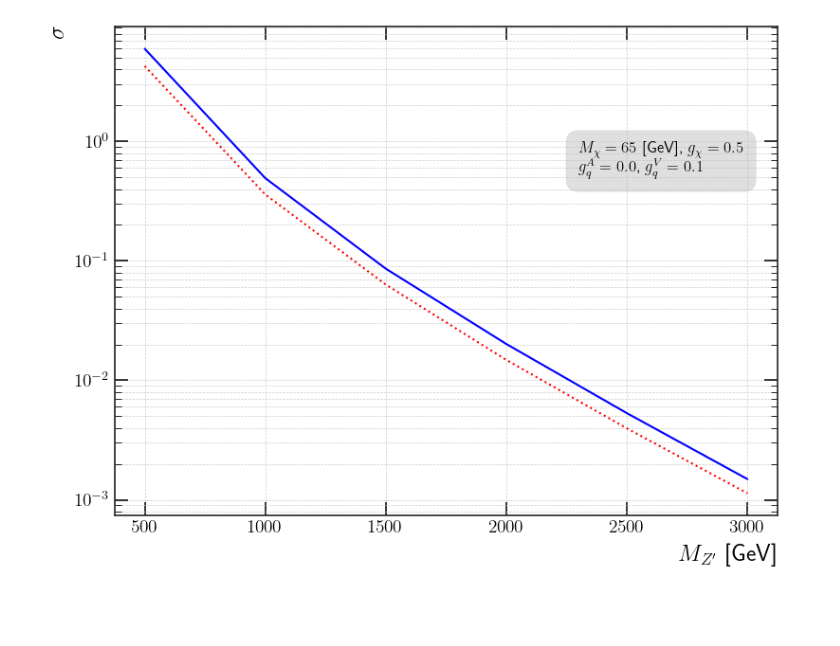
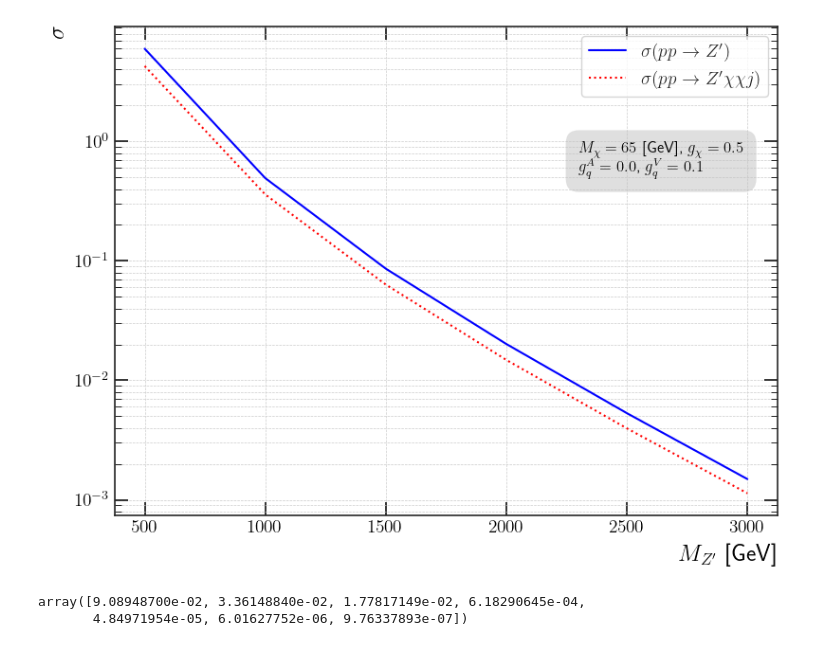
Before and after one commit to SModelS/smodelsv3-paper, a Jupyter notebook: notebooks/PLots.ipynb, the cells around one changed output. Cells and saved outputs as stored; diff of their text form; code cells hidden in the pictures; blank space fills up the shorter version.

```diff
--- a/notebooks/PLots.ipynb
+++ b/notebooks/PLots.ipynb
@@ -74,7 +45,7 @@ MZp_values = [500, 1000, 1500, 2000, 2500, 3000]
 sns.set_style("white")
 fig, ax = plt.subplots(figsize=(8, 6))
 plt.plot(MZp_values, xsecZp, color="b", linestyle="-", label= r"$\sigma(p p \to Z^{\prime})$")#marker="o"
-plt.plot(MZp_values, xsecZpXX, color="r", linestyle=":", label= r"$\sigma(p p \to Z^{\prime} \chi \chi)$")#marker="o"
+plt.plot(MZp_values, xsecZpXX, color="r", linestyle=":", label= r"$\sigma(p p \to Z^{\prime} \chi \chi j)$")#marker="o"
 ax.set_xlabel(r'$M_{Z^\prime}$ [GeV]', size=18, color='black', labelpad=5, loc="right")
 ax.set_ylabel(r'$\sigma$', size=18, color='black',labelpad=5, loc="top")
 ax.tick_params(axis='x', labelcolor='black', labelsize=14)
@@ -86,34 +57,35 @@ ax.tick_params(direction='in', length=10, width=1.1, colors='black', which='majo
 ax.tick_params(direction='in', length=5, width=0.6, colors='black', which='minor', top=True, right=True)
 ax.xaxis.set_ticks_position('both')
 ax.yaxis.set_ticks_position('both')
 for spine in ['left', 'right', 'top', 'bottom']:
     ax.spines[spine].set_linewidth(1.2)
 sns.despine(left=False, bottom=False, right=False, top=False, offset=None, trim=False)
 #if not os.path.exists('plots/xsecZp'):
 #    os.makedirs('plots/xsecZp')
 important_info = (r"$M_{\chi} = 65$ [GeV], $g_{\chi} = 0.5$",
                   r"$g_q^A = 0.0$, $g_q^V = 0.1$")
 #                  r"$S_a = 0.01$")
 multiline_info = "\n".join(important_info)
 plt.tight_layout()
 ax.text(0.7, 0.7,
         multiline_info,
         transform=ax.transAxes,
         fontsize=12,
         color='black',
         #fontweight='bold',
         bbox=dict(
             facecolor='silver',
             alpha=0.5,
             edgecolor='silver',
             boxstyle='round,pad=0.8',
             linewidth=0.2
         ))
 plt.grid(True, which='both', linestyle='--', linewidth=0.5)
+legend = plt.legend(loc='upper right', fontsize=14)
 #plt.savefig('plots/xsecZp/xsecZp.pdf', bbox_inches='tight')
 plt.show()
 # %% [output]
-[figure, old version]
+[figure, new version]
 # %%
 X = sy.symbols('X', real=True)
 MU = 0.00255
@@ -142,0 +102,12 @@ for MZp, xs in zip(MZp_values, xsecZp):
+# %%
+file3 = "/home/yoxara/2MDM/data/sigmaSdnloXX.txt"
+data3 = np.genfromtxt(file3, skip_header=1)
+xsecSd = data3[:, 2].flatten()
+file4 = "/home/yoxara/2MDM/data/sigmaSdnlochichi.txt"
+data4 = np.genfromtxt(file4, skip_header=1)
+xsecSdXX = data4[:, 2].flatten()
+MSd_values = [140,300,500, 1000, 1500, 2000, 2500]
+xsecSd
+# %% [output]
+array([9.08948700e-02, 3.36148840e-02, 1.77817149e-02, 6.18290645e-04,
+       4.84971954e-05, 6.01627752e-06, 9.76337893e-07])
```
Also changed, not shown: parts of 9 cells of this notebook, 10 other files.
